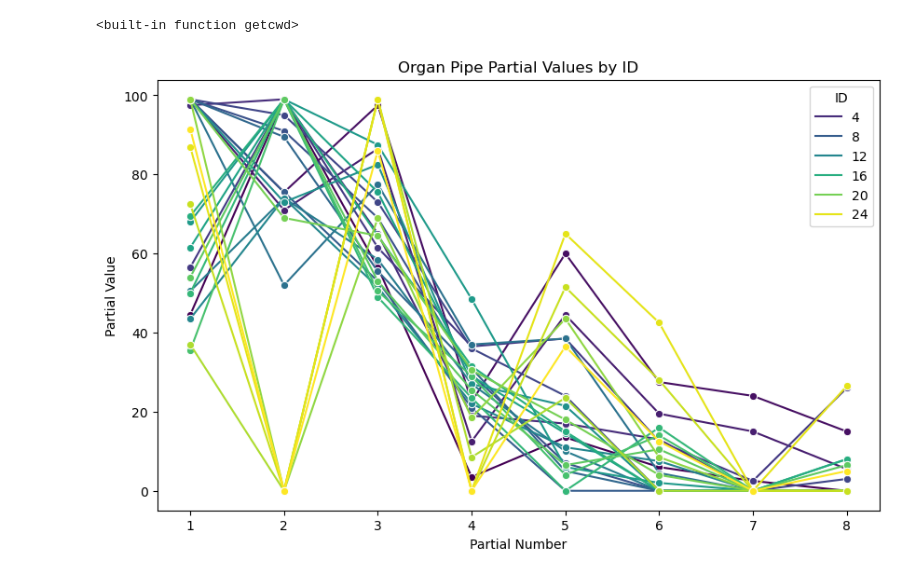
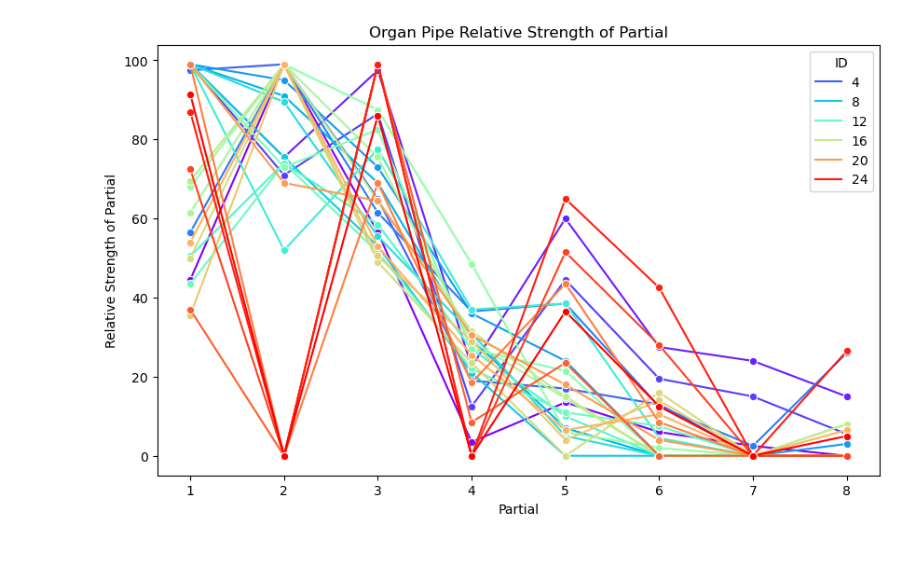
Before and after one commit to mcyanam/STAT409Project, a Jupyter notebook: Codes/GAM.ipynb, the cells around one changed output. Drawn from its saved outputs; the diff is of its cells as text; code cells hidden in the pictures.

```diff
--- a/Codes/GAM.ipynb
+++ b/Codes/GAM.ipynb
@@ -17,14 +9,6 @@ import seaborn as sns
 from pygam import LinearGAM, s
 import statsmodels.api as sm
 from statsmodels.formula.api import mixedlm
-# %%
-# import os
-
-cwd=os.getcwd
-
-print(cwd)
-# %% [output]
-<built-in function getcwd>
 # %%
 # Load dataset
 Organ2 = pd.read_csv("/Users/meghana/Desktop/STAT/STAT409/STAT409Project/Data/Organ2.csv")
@@ -42,18 +26,17 @@ Organ2_long['partial_num'] = Organ2_long['name_p'].str.split("Partial").str[1].a
 # %%
 # Summarize data
 summaryData = Organ2_long.groupby(['ID', 'partial_num', 'isBourdon', 'cutUpHeight', 'diameterToe', 'acousticIntensity'],
                                   as_index=False)['partial_value'].mean()
 
 # Plot data
 plt.figure(figsize=(10,6))
-sns.lineplot(data=summaryData, x='partial_num', y='partial_value', hue='ID', marker='o', palette='viridis')
-plt.xlabel('Partial Number')
-plt.ylabel('Partial Value')
-plt.title('Organ Pipe Partial Values by ID')
-plt.legend(title='ID')
+sns.lineplot(data=summaryData, x='partial_num', y='partial_value', hue='ID', marker='o', palette='rainbow')
+plt.xlabel('Partial')
+plt.ylabel('Relative Strength of Partial')
+plt.title('Organ Pipe Relative Strength of Partial')
 plt.show()
 # %% [output]
-[figure, old version]
+[figure, new version]
 # %%
 # GAM modeling
 X = summaryData[['partial_num']].values
```
Also changed, not shown: parts of 5 cells of this notebook.
